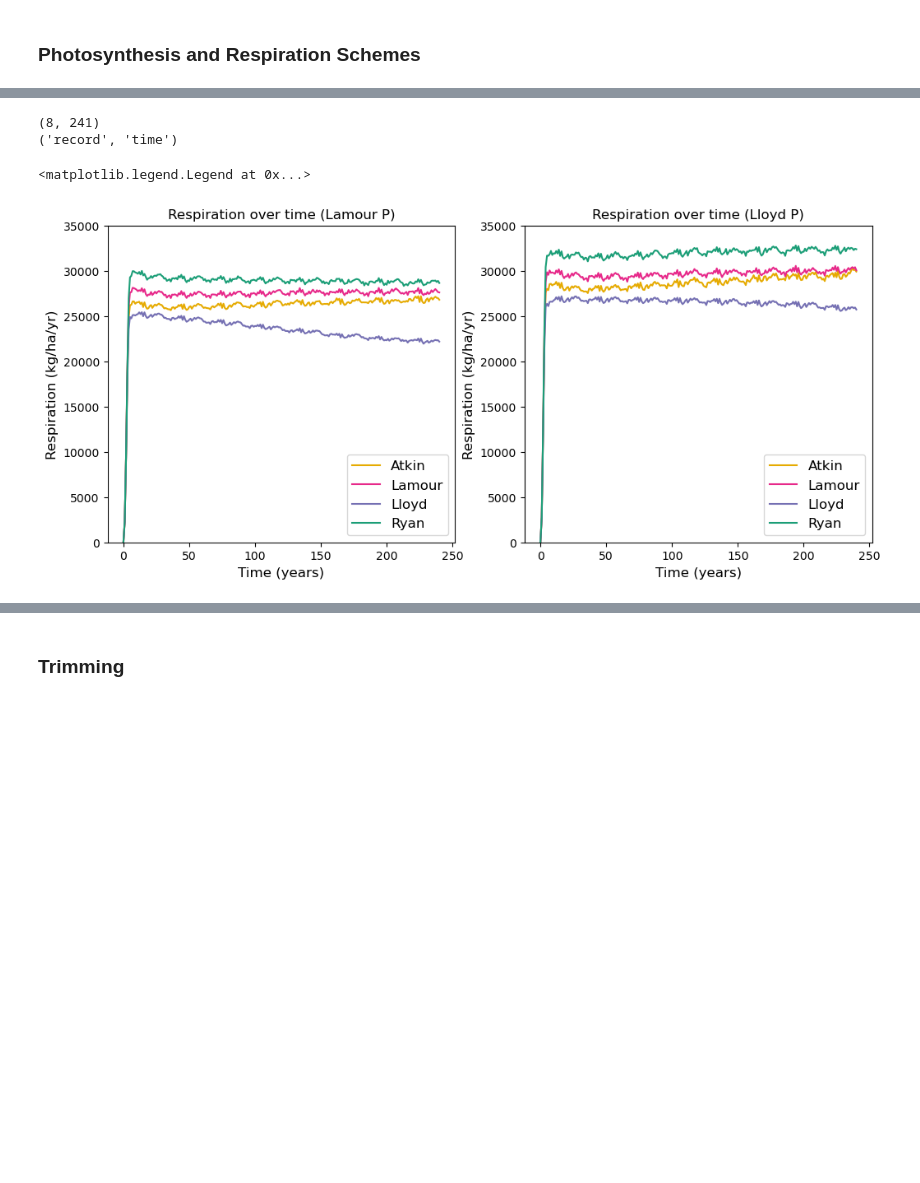
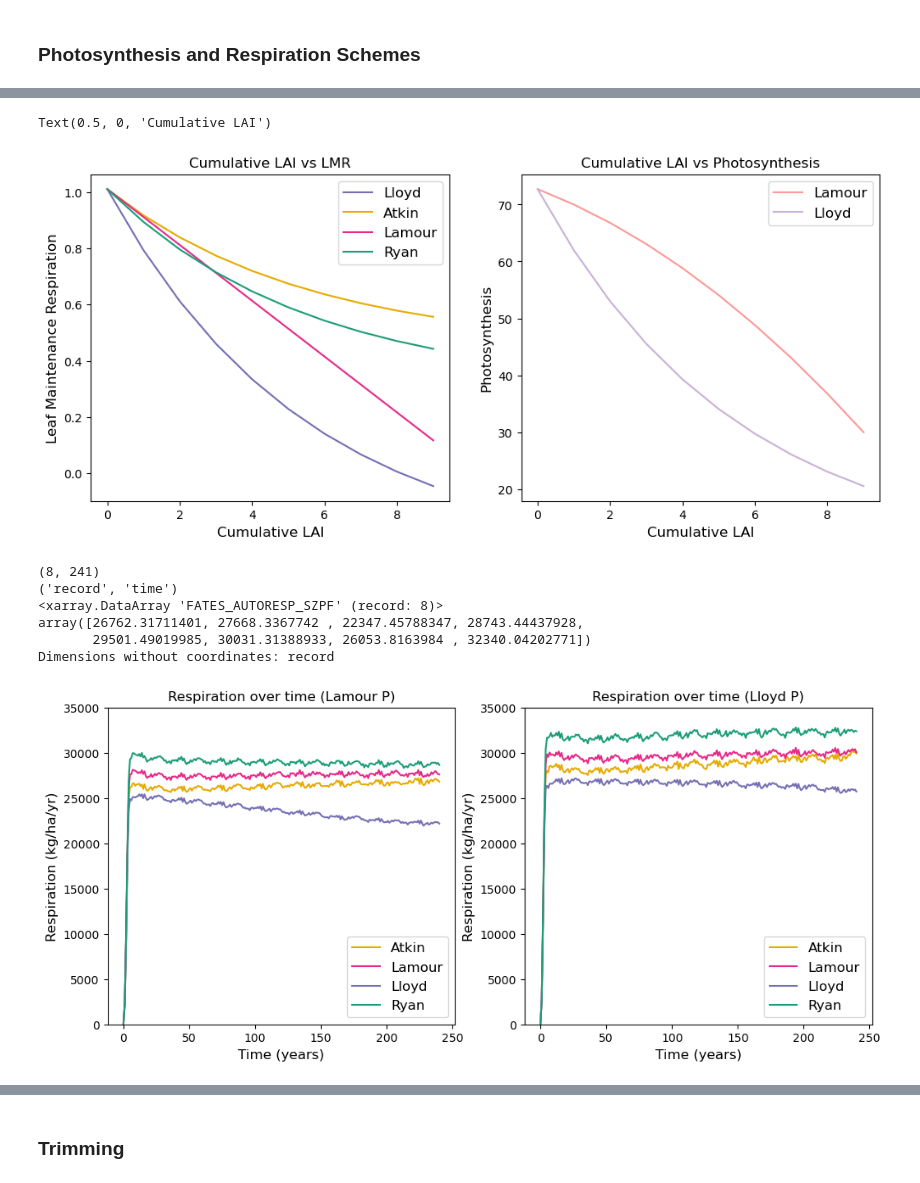
Before and after one commit to dey3434/suli_internship, a Jupyter notebook: SULI Project - Benchmarking and Testing.ipynb, the cells around one changed output, grey strips where cells are left out. Drawn from its saved outputs; the diff is of its cells as text; code cells hidden in the pictures; blank space fills up the shorter version.

```diff
--- a/SULI Project - Benchmarking and Testing.ipynb
+++ b/SULI Project - Benchmarking and Testing.ipynb
@@ -495,6 +495,66 @@ f1ax7.legend(loc='lower left')
+# %%
+#redoing the respiration curves
+#code is from FatesPlantRespPhotosynthMod.F90 and FatesAllometryMod.F90
+
+#Original LAI vs Nscaler (Lloyd)
+#from FatesPlantRespPhotosynthMod.F90 (tgrowth = 289.15, veg_tempk = 298.15)
+r_t_ref_lloyd = nscaler_lloyd * (r0 + r1 * lnc_top + r2 * max(0, (tgrowth - tfrz))) - lloyd_offset
+lmr_lloyd = r_t_ref_lloyd * np.exp(0.1012 * (tgrowth - tfrz - 25) + -0.0005 * ((tgrowth-tfrz)**2 - 25**2))
+
+#---------------------
+#LAI vs Nscaler concave down
+#exponent changed to look concave down
+r_t_ref_negexp = nscaler_negexp * (r0 + r1 * lnc_top + r2 * max(0.0, (tgrowth - tfrz)))
+lmr_negexp = r_t_ref_negexp * math.e**(0.1012 * (tgrowth - tfrz - 25) + -0.0005 * ((tgrowth-tfrz)**2 - 25**2))
+
+#---------------------
+#LAI vs Nscaler Atkin
+#same nscaler for atkin and original (only respiration calculation is different)
+r_t_ref_atkin = r0 + r1 * lnc + r2 * max(0, (tgrowth - tfrz)) - atkin_offset
+lmr_atkin = r_t_ref_atkin * np.exp(0.1012 * (tgrowth - tfrz - 25) + -0.0005 * ((tgrowth-tfrz)**2 - 25**2))
+
+#---------------------
+#Lamour
+nscaler_lamour = 0.76775866 + (-0.07549542 * cumulative_lai)
+
+r_t_ref_lamour = nscaler_lamour * (r0 + r1 * lnc_top + r2 * max(0, (tgrowth - tfrz)))
+lmr_lamour = r_t_ref_lamour * np.exp(0.1012 * (tgrowth - tfrz - 25) + -0.0005 * ((tgrowth-tfrz)**2 - 25**2))
+
+#---------------------
+#Ryan
+lmr_ryan = lmr25 * ft1_f(veg_tempk, lmrha) * fth_f(veg_tempk, lmrhd, lmrse, lmrc) - ryan_offset
+
+#plot
+fig1, (f1ax1, f1ax2) = plt.subplots(nrows=1, ncols=2, figsize=(12, 5))
+
+f1ax1.plot(cumulative_lai, lmr_lloyd, color=colormap2[3], label='Lloyd')
+f1ax1.plot(cumulative_lai, lmr_atkin, color=colormap2[7], label='Atkin')
+f1ax1.plot(cumulative_lai, lmr_lamour, color=colormap2[4], label='Lamour')
+f1ax1.plot(cumulative_lai, lmr_ryan, color=colormap2[0], label='Ryan')
+f1ax1.legend(prop={'size':12})
+f1ax1.set_title(r'Cumulative LAI vs LMR', fontsize=12)
+f1ax1.set_ylabel(r'Leaf Maintenance Respiration', fontsize=12)
+f1ax1.set_xlabel(r'Cumulative LAI', fontsize=12)
+
+f1ax2.plot(cumulative_lai, vcmax_lamour, color=colormap[3], label='Lamour')
+f1ax2.plot(cumulative_lai, vcmax_lloyd, color=colormap[6], label='Lloyd')
+f1ax2.legend(prop={'size':12})
+f1ax2.set_title(r'Cumulative LAI vs Photosynthesis', fontsize=12)
+f1ax2.set_ylabel(r'Photosynthesis', fontsize=12)
+f1ax2.set_xlabel(r'Cumulative LAI', fontsize=12)
+
+#####PREDICTION: concave down wide or lamour schemes are going to be the best fit because
+#####they are the most dissimilar from the original. These schemes will result in the most biomass.
+# %% [output]
+Text(0.5, 0, 'Cumulative LAI')
+[figure, added]
 # %%
 ninst = len(bcie3.variables['lon'])
 bcisw = [4, 5, 10, 10, 10, 10, 50, 100, 300]
+
+nyears = int(len(bcie3.variables['time']))
+tave_start = nyears - 50
+tave_stop  = nyears
 
 #respiration
 resp = bcie3.FATES_AUTORESP_SZPF
@@ -582,12 +642,19 @@ f1ax3.set_xlabel(r'Time (years)', fontsize=12)
 f1ax3.set_ylabel(r'NPP/GPP', fontsize=12)
 f1ax3.legend(prop={'size':12})
 
+resp = resp.isel(time=slice(tave_start, tave_stop))
+resp = resp.mean(dim="time")
+print(resp)
+
 #Does having a higher npp/gpp ratio mean that lloyd is the best for lai (more productivity)?
 #Also potentially supported by crown area over time
 # %% [output]
 (8, 241)
 ('record', 'time')
+<xarray.DataArray 'FATES_AUTORESP_SZPF' (record: 8)>
+array([26762.31711401, 27668.3367742 , 22347.45788347, 28743.44437928,
+       29501.49019985, 30031.31388933, 26053.8163984 , 32340.04202771])
+Dimensions without coordinates: record
-<matplotlib.legend.Legend at 0x...>
 [figure]
 # %%
 ninst = len(bcie3.variables['lon'])
```
Also changed, not shown: parts of 15 cells of this notebook.
